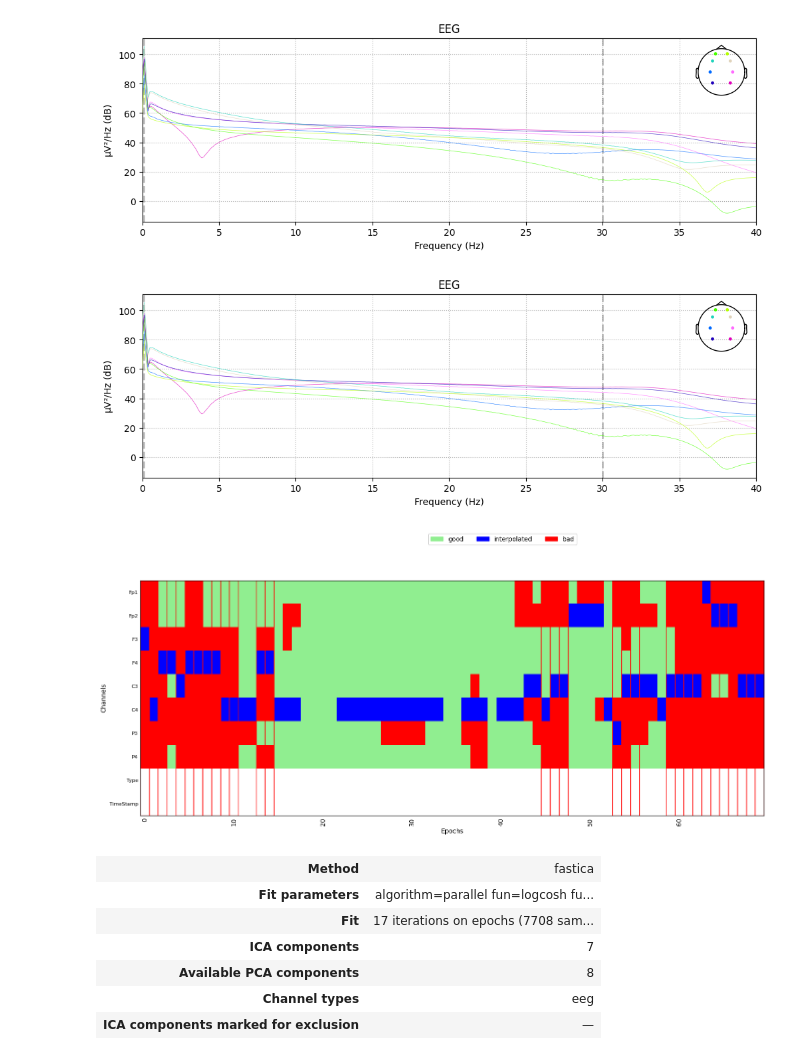
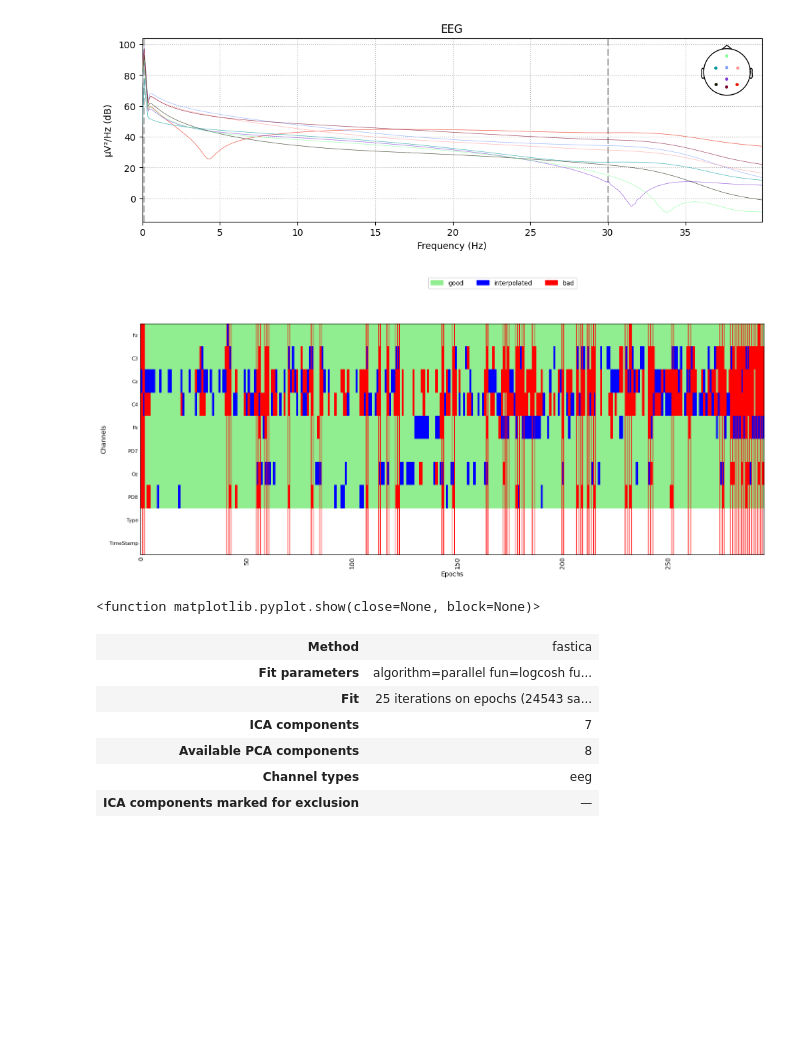
Before and after one commit to KyaMas/EyeSpy-AI, a Jupyter notebook: processing.ipynb, the cells around one changed output. Cells and saved outputs as stored; diff of their text form; code cells hidden in the pictures; blank space fills up the shorter version.

Commit message:
Updated stim presentation, adjusted preprocessing params, added erp visualization, collected more data

```diff
--- a/processing.ipynb
+++ b/processing.ipynb
@@ -27,7 +35,7 @@ data = pd.read_csv(f'data/training/{p_id}.csv', usecols=[0,1,2,3,4,5,6,7,18,20])
 
 # channel info (check electode placement/name and columsn in data)
 ch_names = ['CH1', 'CH2', 'CH3', 'CH4', 'CH5', 'CH6', 'CH7', 'CH8', 'Type', 'TimeStamp']
-sfreq = 256  # sampling frequency in Hz
+sfreq = 250  # sampling frequency in Hz
 
 # channel types (8 channels of EEG data and 2 for image type and stimulus time)
 ch_types = ['eeg'] * 8 + ['misc'] * 2
@@ -36,4 +44,5 @@ ch_types = ['eeg'] * 8 + ['misc'] * 2
 info = mne.create_info(ch_names, sfreq, ch_types=ch_types)
 raw = mne.io.RawArray(data.T, info)
 raw.plot_psd()
+plt.show()
 # %% [output]
@@ -58,14 +67,14 @@ ar_rand_state = ica_rand_state
 
 # Epoch settings
 tmin =  -.200
-tmax =  2.000
+tmax =  1.000
 baseline = (tmin, 0)
 # %%
 # rename channels to match MNE conventions
-raw = raw.rename_channels(mapping={'CH1': 'Fp1', 'CH2': 'Fp2', 'CH3': 'F3', 'CH4': 'F4', 'CH5': 'C3', 'CH6': 'C4', 'CH7': 'P3', 'CH8': 'P4'})
+raw = raw.rename_channels(mapping={'CH1': 'Fz', 'CH2': 'C3', 'CH3': 'Cz', 'CH4': 'C4', 'CH5': 'Pz', 'CH6': 'PO7', 'CH7': 'Oz', 'CH8': 'PO8'})
 # %%
 # apply filters to raw data
-raw.set_montage('biosemi16')
+raw.set_montage('standard_1020')
 
 raw.apply_function(lambda x: x * 1e-6)
 
@@ -79,7 +87,8 @@ raw_plotted = raw.plot_sensors(show_names=True)
 # %%
 raw_filt.plot_psd(fmin=0, fmax=40)
+plt.show()
 # %% [output]
-[figure, old version]
+[figure, new version]
 # %%
 # save filtered raw data
 # raw_filt.save('data/training/'  + participant_id + '-filtered.fif', overwrite=True)
@@ -113,10 +122,11 @@ reject_log = ar.get_reject_log(epochs_ica)
 # %%
 # Visualize the rejection log
 fig, ax = plt.subplots(figsize=[15, 7])
-reject_log.plot(orientation='horizontal', ax=ax, aspect='auto', show_names=True);
+reject_log.plot(orientation='horizontal', ax=ax, aspect='auto', show_names=True)
+plt.show
 # %% [output]
-[figure, old version]
+[figure, new version]
-[figure, removed]
+<function matplotlib.pyplot.show(close=None, block=None)>
 # %%
 #ICA
 
@@ -129,7 +139,7 @@ ica.fit(epochs_ica[~reject_log.bad_epochs], decim=3)
 # %% [output]
 | Method | fastica |
 | Fit parameters | algorithm=parallel fun=logcosh fu... |
-| Fit | 17 iterations on epochs (7708 sam... |
+| Fit | 25 iterations on epochs (24543 sa... |
 | ICA components | 7 |
 | Available PCA components | 8 |
 | Channel types | eeg |
```
Also changed, not shown: parts of 13 cells of this notebook, 8 other files.
